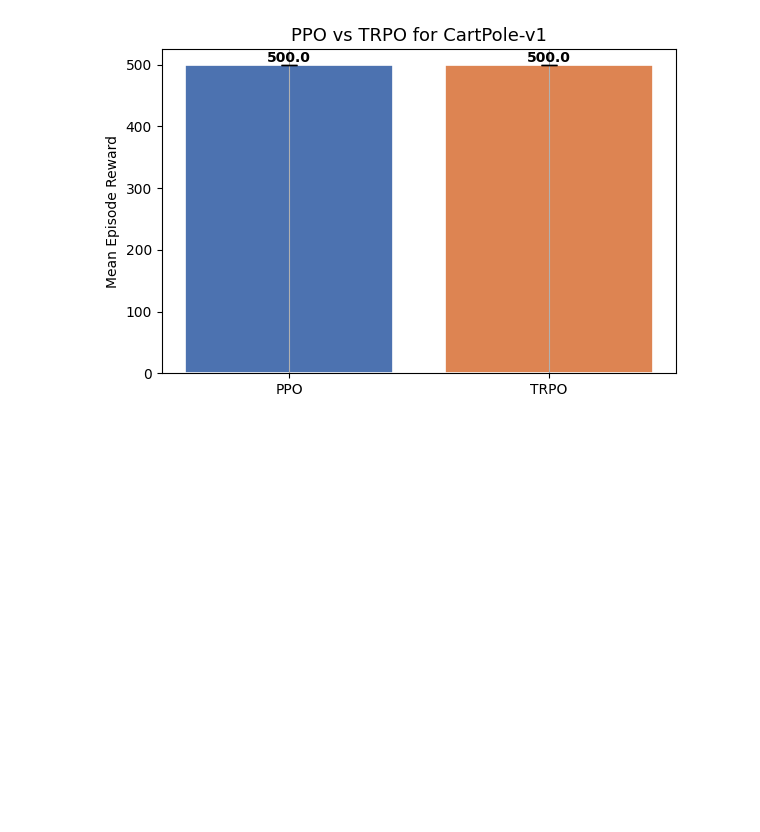
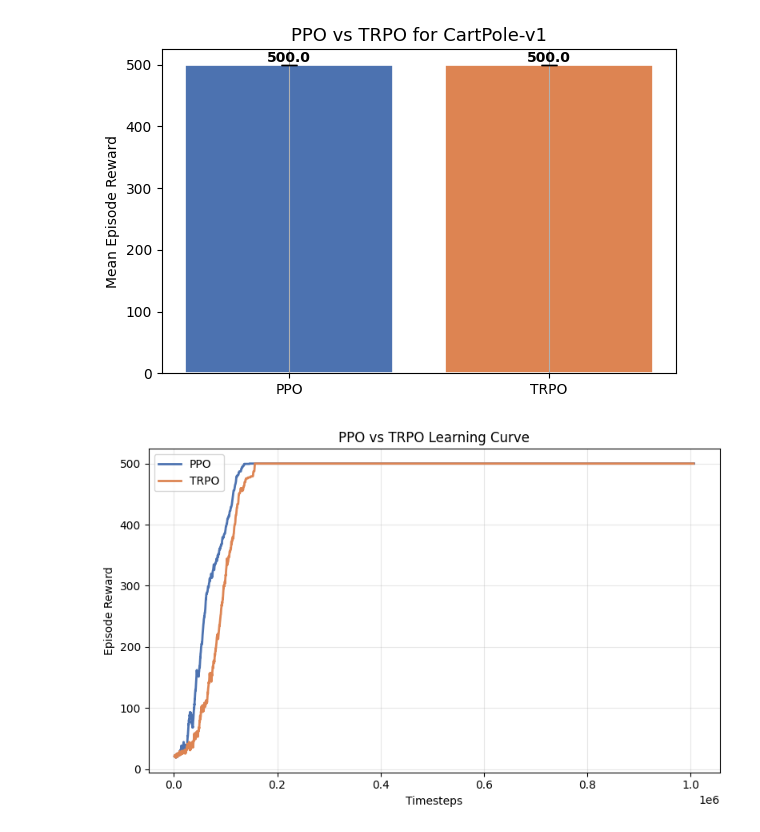
Before and after one commit to piyushkumar-tiwari/RL-head-to-toe, a Jupyter notebook: 2. Training PPO and TRPO.ipynb, the cells around one changed output. Saved outputs shown, nothing was run; the diff lists cells and outputs as text; code cells hidden in the pictures; blank space fills up the shorter version.

```diff
--- a/2. Training PPO and TRPO.ipynb
+++ b/2. Training PPO and TRPO.ipynb
@@ -85,3 +87,23 @@ plt.grid()
 plt.show()
 # %% [output]
 [figure]
+# %%
+### Ploting the learning curves!
+
+def plot_learning_curve(log_dir, label, color):
+    x, y = ts2xy(load_results(log_dir), 'timesteps')
+    y_smooth = pd.Series(y).rolling(window=50).mean()
+    plt.plot(x, y_smooth, label = label, color=color, linewidth =2)
+plt.figure(figsize=(8,5))
+plot_learning_curve('./logs/PPO', 'PPO', '#4C72B0')
+plot_learning_curve('./logs/TRPO', 'TRPO', '#DD8452')
+
+plt.title("PPO vs TRPO Learning Curve")
+plt.xlabel('Timesteps')
+plt.ylabel('Episode Reward')
+plt.legend()
+plt.grid(alpha=0.3)
+plt.tight_layout()
+plt.show()
+# %% [output]
+[figure, added]
```
Also changed, not shown: parts of 4 cells of this notebook, 13 other files.
